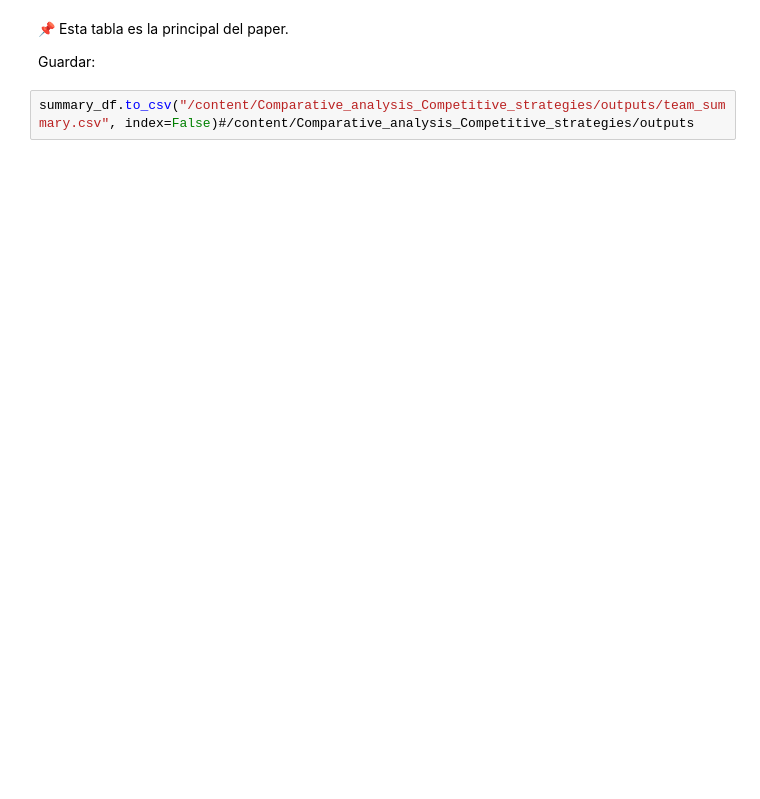
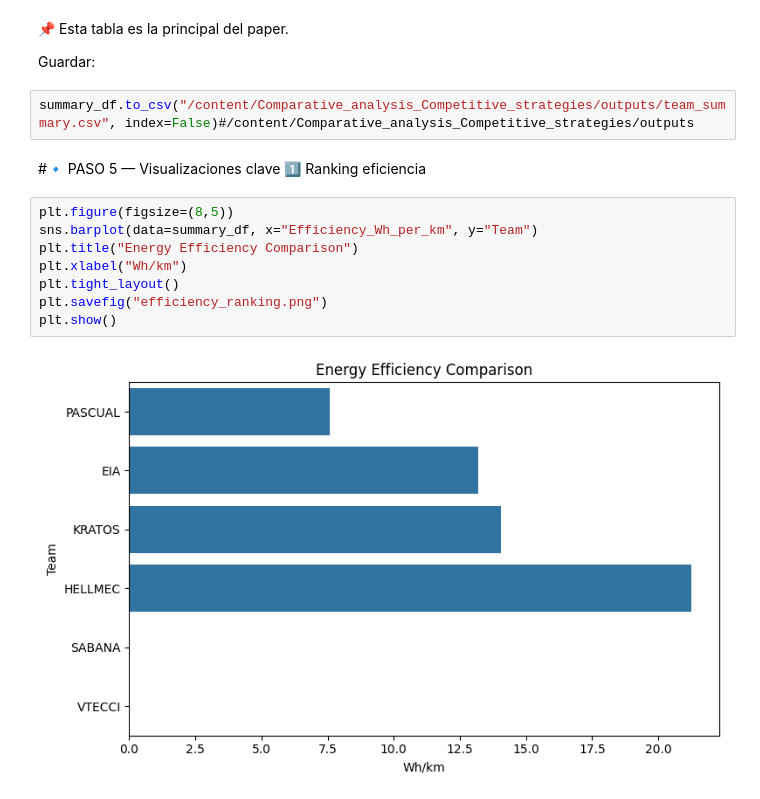
Before and after one commit to andresperez86/Comparative_analysis_Competitive_strategies, a Jupyter notebook: notebooks/load_files.ipynb, the cells around one changed output. Drawn from its saved outputs; the diff is of its cells as text; blank space fills up the shorter version.

```diff
--- a/notebooks/load_files.ipynb
+++ b/notebooks/load_files.ipynb
@@ -149,3 +168,16 @@ summary_df
 Guardar:
 # %%
 summary_df.to_csv("/content/Comparative_analysis_Competitive_strategies/outputs/team_summary.csv", index=False)#/content/Comparative_analysis_Competitive_strategies/outputs
+# %% [markdown]
+#🔹 PASO 5 — Visualizaciones clave
+1️⃣ Ranking eficiencia
+# %%
+plt.figure(figsize=(8,5))
+sns.barplot(data=summary_df, x="Efficiency_Wh_per_km", y="Team")
+plt.title("Energy Efficiency Comparison")
+plt.xlabel("Wh/km")
+plt.tight_layout()
+plt.savefig("efficiency_ranking.png")
+plt.show()
+# %% [output]
+[figure, added]
```
Also changed, not shown: parts of 45 cells of this notebook.
